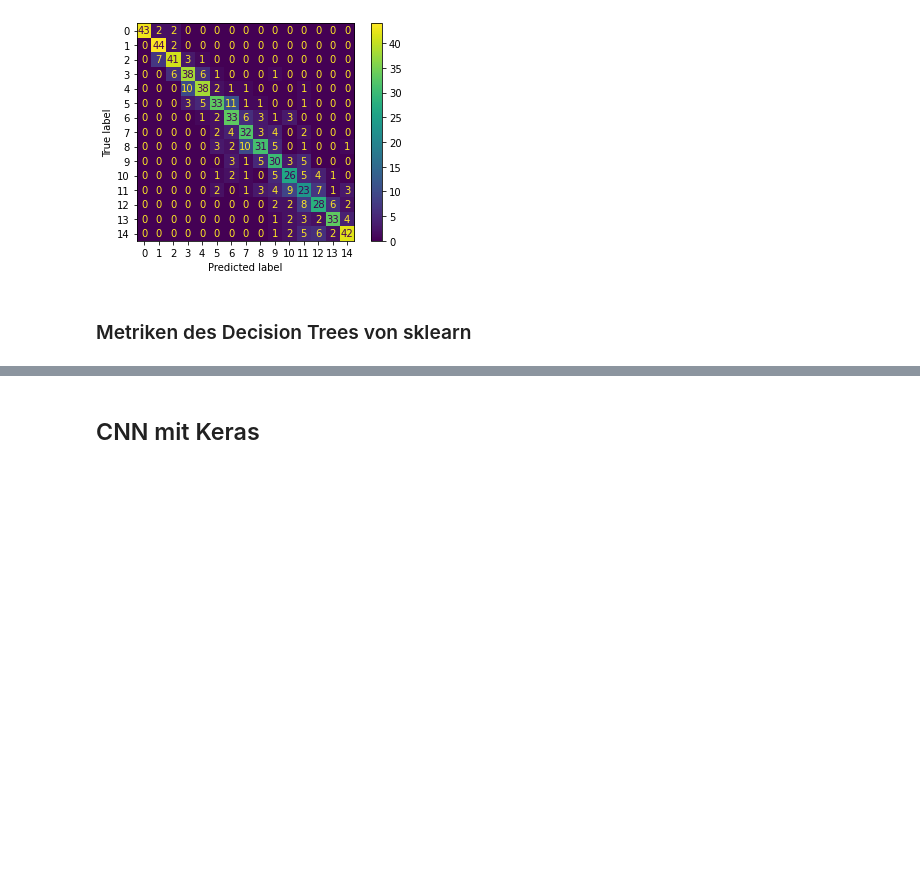
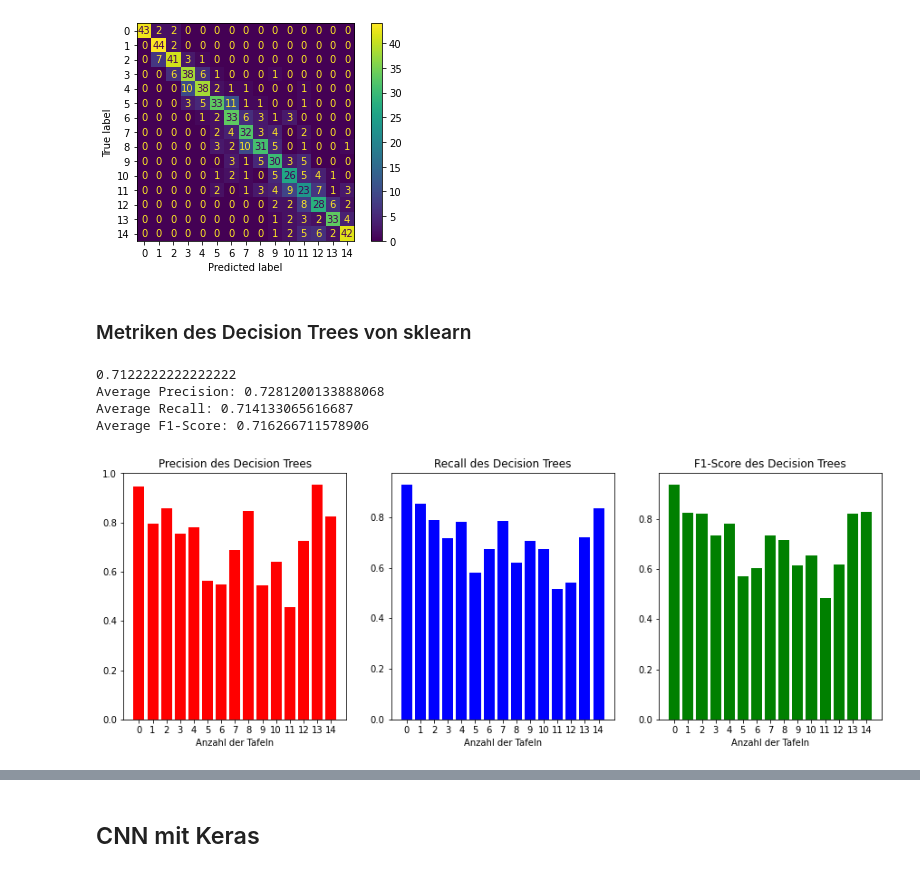
Before and after one commit to hajo1038/KI_Projekt, a Jupyter notebook: Presentation_Notebook.ipynb, the cells around one changed output, grey strips where cells are left out. Saved outputs shown, nothing was run; the diff lists cells and outputs as text; code cells hidden in the pictures; blank space fills up the shorter version.

```diff
--- a/Presentation_Notebook.ipynb
+++ b/Presentation_Notebook.ipynb
@@ -191,7 +276,10 @@ ConfusionMatrixDisplay.from_predictions(y_true, my_tree.predictions)
 # %% [markdown]
 ### Metriken des Decision Trees von sklearn
 # %%
-df = pd.read_csv(r'./Image_Proc/data_with_features_without_white.csv')
+feature_path = './Image_Proc/data_with_features_without_white.csv'
+if platform.system() == "Windows":
+    feature_path = feature_path.replace("/", "\\")
+df = pd.read_csv(feature_path)
 
 X = df[["Contours Colour", "Contours Size Colour", "Lines"]] # definiert die ersten 3 Spalten als Features
 y = df["label"] # definiert die letzte Spalte als Kategorie (entspricht dem Ergebnis)
@@ -202,32 +290,38 @@ X_train, X_test, y_train, y_test = train_test_split(X, y, test_size=0.3, random_
 model = DecisionTreeClassifier(random_state=0, max_depth=9) # baut den Entscheidungsbaum mit maximaler Tiefe von 2
 # Trainiert den Entscheidungsbaum mit den Trainingsdaten (bestehend aus Input und dem richtigen Ergebnis)
 model.fit(X_train, y_train)
 
 print(model.score(X_test, y_test)) # Gibt das Ergebnis des Trainings zurück / wie viele Inputs wurden auf das richtige Ergebnis gemappt
 tree_predictions = model.predict(X_test)
 
 tree_precisions = precision_score(y_test, tree_predictions, average=None)
 tree_recalls = recall_score(y_test, tree_predictions, average=None)
 tree_f1s = f1_score(y_test, tree_predictions, average=None)
 
 tree_precisions_avg = precision_score(y_test, tree_predictions, average="macro")
 tree_recalls_avg = recall_score(y_test, tree_predictions, average="macro")
 tree_f1s_avg = f1_score(y_test, tree_predictions, average="macro")
 
 
 print(f"Average Precision: {tree_precisions_avg}")
 print(f"Average Recall: {tree_recalls_avg}")
 print(f"Average F1-Score: {tree_f1s_avg}")
 
 fig, ax = plt.subplots(1, 3, figsize=(15,5))
 plt.setp(ax, xticks=np.unique(y_test), xlabel="Anzahl der Tafeln")
 
 ax[0].bar(np.unique(y_test), tree_precisions, color='red')
 ax[0].set_title("Precision des Decision Trees")
 ax[1].bar(np.unique(y_test), tree_recalls, color='blue')
 ax[1].set_title("Recall des Decision Trees")
 ax[2].bar(np.unique(y_test), tree_f1s, color='green')
 ax[2].set_title("F1-Score des Decision Trees")
 plt.show()
+# %% [output]
+0.7122222222222222
+Average Precision: 0.7281200133888068
+Average Recall: 0.714133065616687
+Average F1-Score: 0.716266711578906
+[figure, added]
 # %%
 ConfusionMatrixDisplay.from_predictions(y_test, tree_predictions)
```
Also changed, not shown: parts of 29 cells of this notebook.
